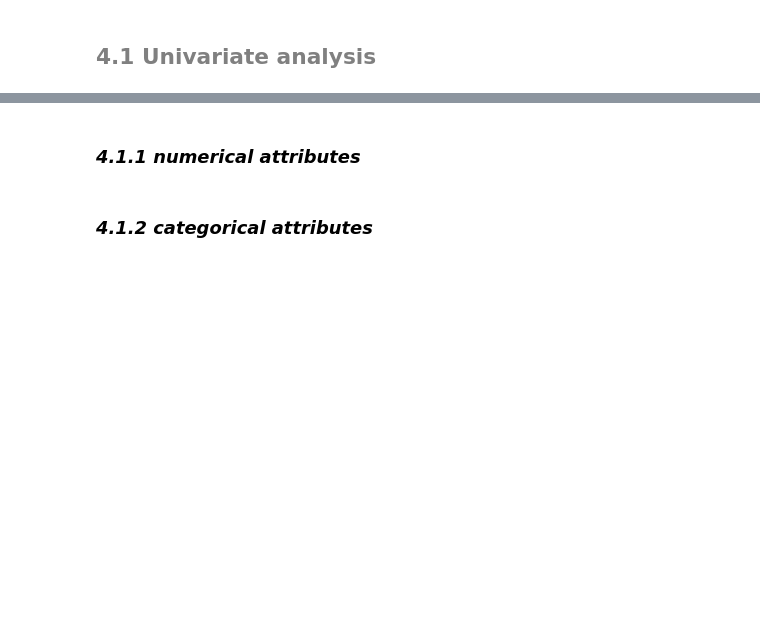
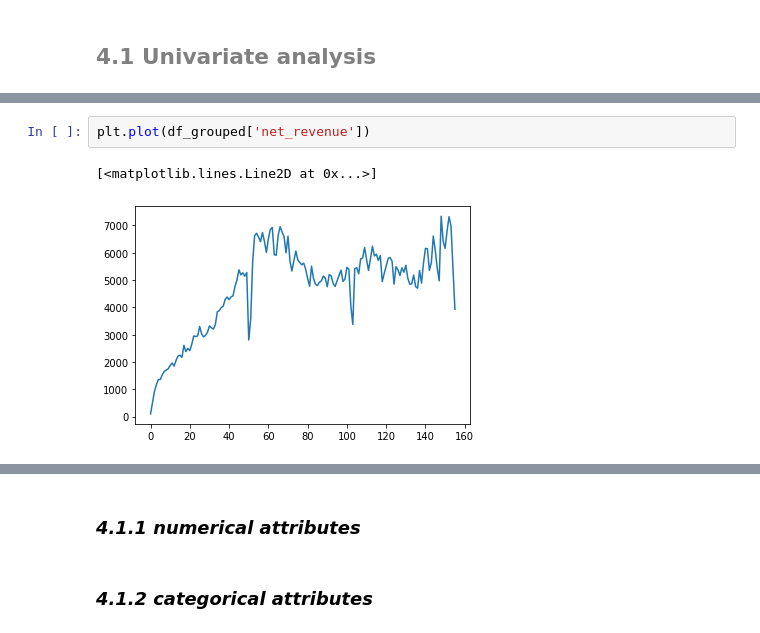
Before and after one commit to GustavoHBDuarte/just-chalenge, a Jupyter notebook: notebook_main.ipynb, the cells around one changed output, grey strips where cells are left out. Cells and saved outputs as stored; diff of their text form; blank space fills up the shorter version.

```diff
--- a/notebook_main.ipynb
+++ b/notebook_main.ipynb
@@ -826,0 +925,5 @@ df_2
+# %%
+plt.plot(df_grouped['net_revenue'])
+# %% [output]
+[<matplotlib.lines.Line2D at 0x...>]
+[figure, added]
```
Also changed, not shown: parts of 117 cells of this notebook.
